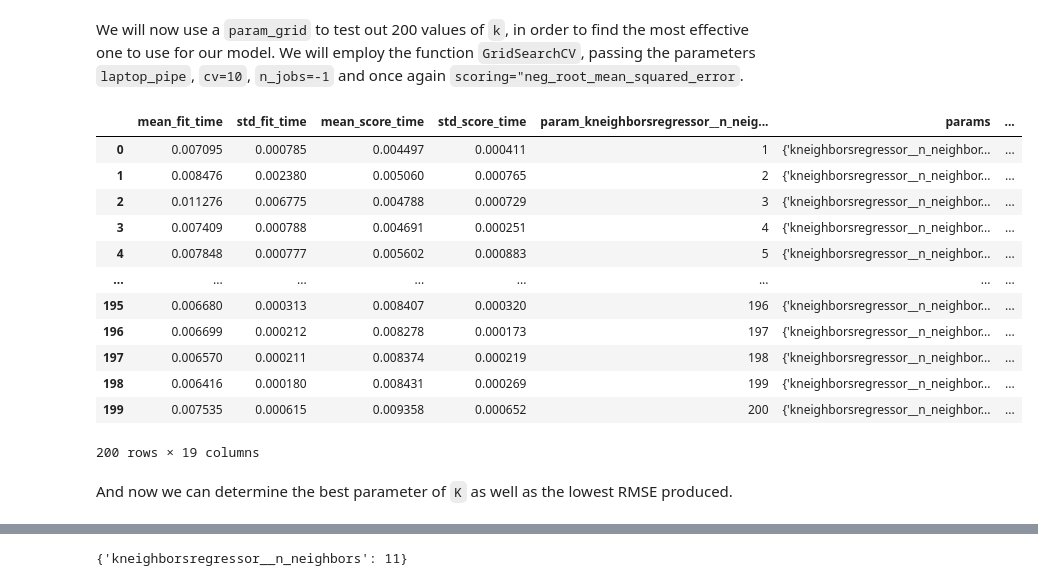
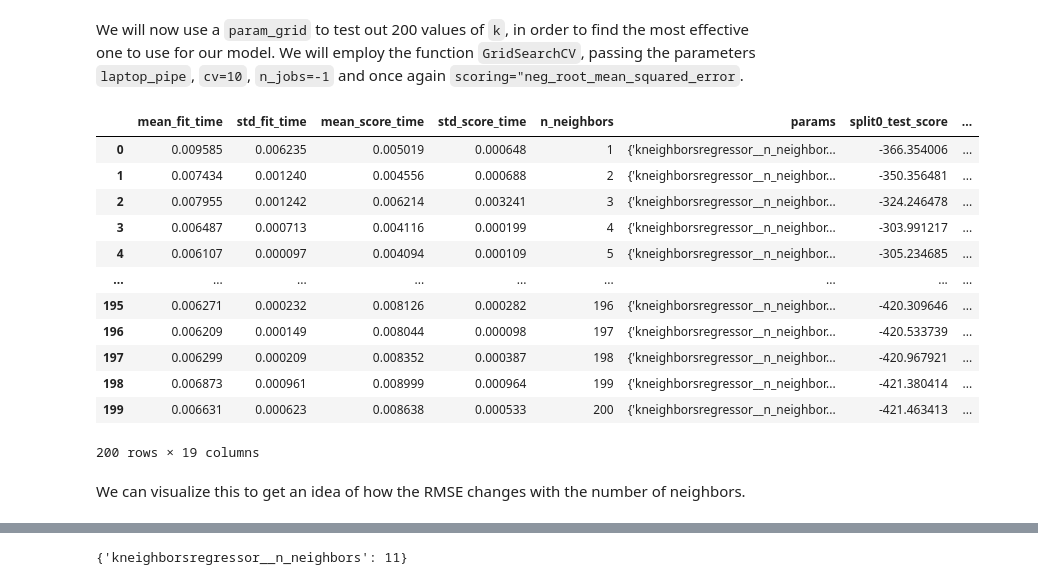
Before and after one commit to fyip3/ds_project, a Jupyter notebook: code/Analysis/Laptop Regressive Price Model.ipynb, the cells around one changed output, grey strips where cells are left out. Drawn from its saved outputs; the diff is of its cells as text; code cells hidden in the pictures.

```diff
--- a/code/Analysis/Laptop Regressive Price Model.ipynb
+++ b/code/Analysis/Laptop Regressive Price Model.ipynb
@@ -166,21 +166,21 @@ We will now use a `param_grid` to test out 200 values of `k`, in order to find t
 # %%
 param_grid = {"kneighborsregressor__n_neighbors": range(1, 201, 1)}
 laptop_tuned = GridSearchCV(laptop_pipe, param_grid, cv=10, n_jobs=-1, scoring="neg_root_mean_squared_error")
-laptop_results = pd.DataFrame(laptop_tuned.fit(X_train,y_train).cv_results_)
+laptop_results = pd.DataFrame(laptop_tuned.fit(X_train,y_train).cv_results_).rename(columns={"param_kneighborsregressor__n_neighbors":"n_neighbors"})
 laptop_results
 # %% [output]
-|  | mean_fit_time | std_fit_time | mean_score_time | std_score_time | param_kneighborsregressor__n_neig... | params | ... |
-| 0 | 0.007095 | 0.000785 | 0.004497 | 0.000411 | 1 | {'kneighborsregressor__n_neighbor... | ... |
-| 1 | 0.008476 | 0.002380 | 0.005060 | 0.000765 | 2 | {'kneighborsregressor__n_neighbor... | ... |
-| 2 | 0.011276 | 0.006775 | 0.004788 | 0.000729 | 3 | {'kneighborsregressor__n_neighbor... | ... |
-| 3 | 0.007409 | 0.000788 | 0.004691 | 0.000251 | 4 | {'kneighborsregressor__n_neighbor... | ... |
-| 4 | 0.007848 | 0.000777 | 0.005602 | 0.000883 | 5 | {'kneighborsregressor__n_neighbor... | ... |
-| ... | ... | ... | ... | ... | ... | ... | ... |
-| 195 | 0.006680 | 0.000313 | 0.008407 | 0.000320 | 196 | {'kneighborsregressor__n_neighbor... | ... |
-| 196 | 0.006699 | 0.000212 | 0.008278 | 0.000173 | 197 | {'kneighborsregressor__n_neighbor... | ... |
-| 197 | 0.006570 | 0.000211 | 0.008374 | 0.000219 | 198 | {'kneighborsregressor__n_neighbor... | ... |
-| 198 | 0.006416 | 0.000180 | 0.008431 | 0.000269 | 199 | {'kneighborsregressor__n_neighbor... | ... |
-| 199 | 0.007535 | 0.000615 | 0.009358 | 0.000652 | 200 | {'kneighborsregressor__n_neighbor... | ... |
+|  | mean_fit_time | std_fit_time | mean_score_time | std_score_time | n_neighbors | params | split0_test_score | ... |
+| 0 | 0.009585 | 0.006235 | 0.005019 | 0.000648 | 1 | {'kneighborsregressor__n_neighbor... | -366.354006 | ... |
+| 1 | 0.007434 | 0.001240 | 0.004556 | 0.000688 | 2 | {'kneighborsregressor__n_neighbor... | -350.356481 | ... |
+| 2 | 0.007955 | 0.001242 | 0.006214 | 0.003241 | 3 | {'kneighborsregressor__n_neighbor... | -324.246478 | ... |
+| 3 | 0.006487 | 0.000713 | 0.004116 | 0.000199 | 4 | {'kneighborsregressor__n_neighbor... | -303.991217 | ... |
+| 4 | 0.006107 | 0.000097 | 0.004094 | 0.000109 | 5 | {'kneighborsregressor__n_neighbor... | -305.234685 | ... |
+| ... | ... | ... | ... | ... | ... | ... | ... | ... |
+| 195 | 0.006271 | 0.000232 | 0.008126 | 0.000282 | 196 | {'kneighborsregressor__n_neighbor... | -420.309646 | ... |
+| 196 | 0.006209 | 0.000149 | 0.008044 | 0.000098 | 197 | {'kneighborsregressor__n_neighbor... | -420.533739 | ... |
+| 197 | 0.006299 | 0.000209 | 0.008352 | 0.000387 | 198 | {'kneighborsregressor__n_neighbor... | -420.967921 | ... |
+| 198 | 0.006873 | 0.000961 | 0.008999 | 0.000964 | 199 | {'kneighborsregressor__n_neighbor... | -421.380414 | ... |
+| 199 | 0.006631 | 0.000623 | 0.008638 | 0.000533 | 200 | {'kneighborsregressor__n_neighbor... | -421.463413 | ... |
 200 rows × 19 columns
-# %% [markdown]
-And now we can determine the best parameter of `K` as well as the lowest RMSE produced.
+# %% [markdown]
+We can visualize this to get an idea of how the RMSE changes with the number of neighbors.
```
Also changed, not shown: parts of 5 cells of this notebook.
